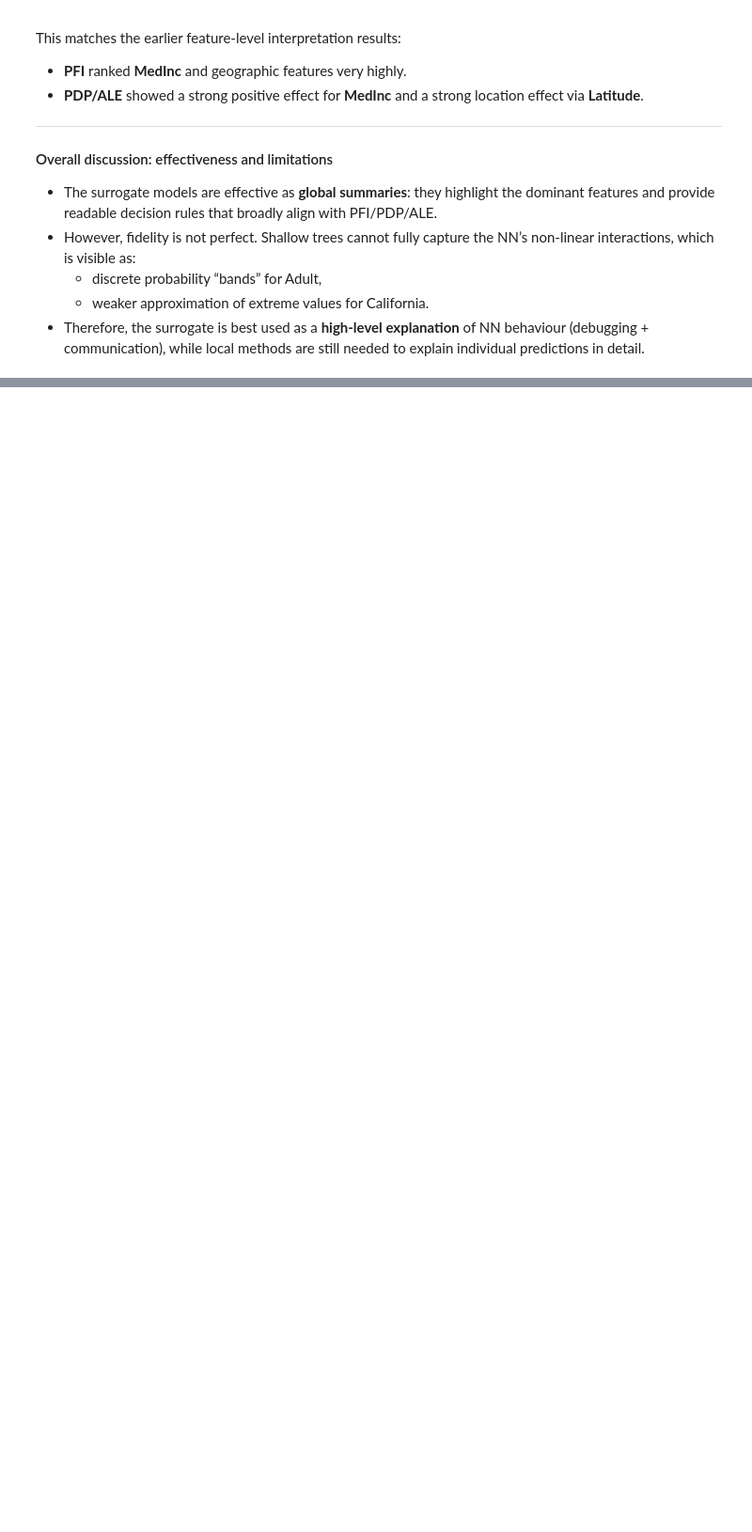
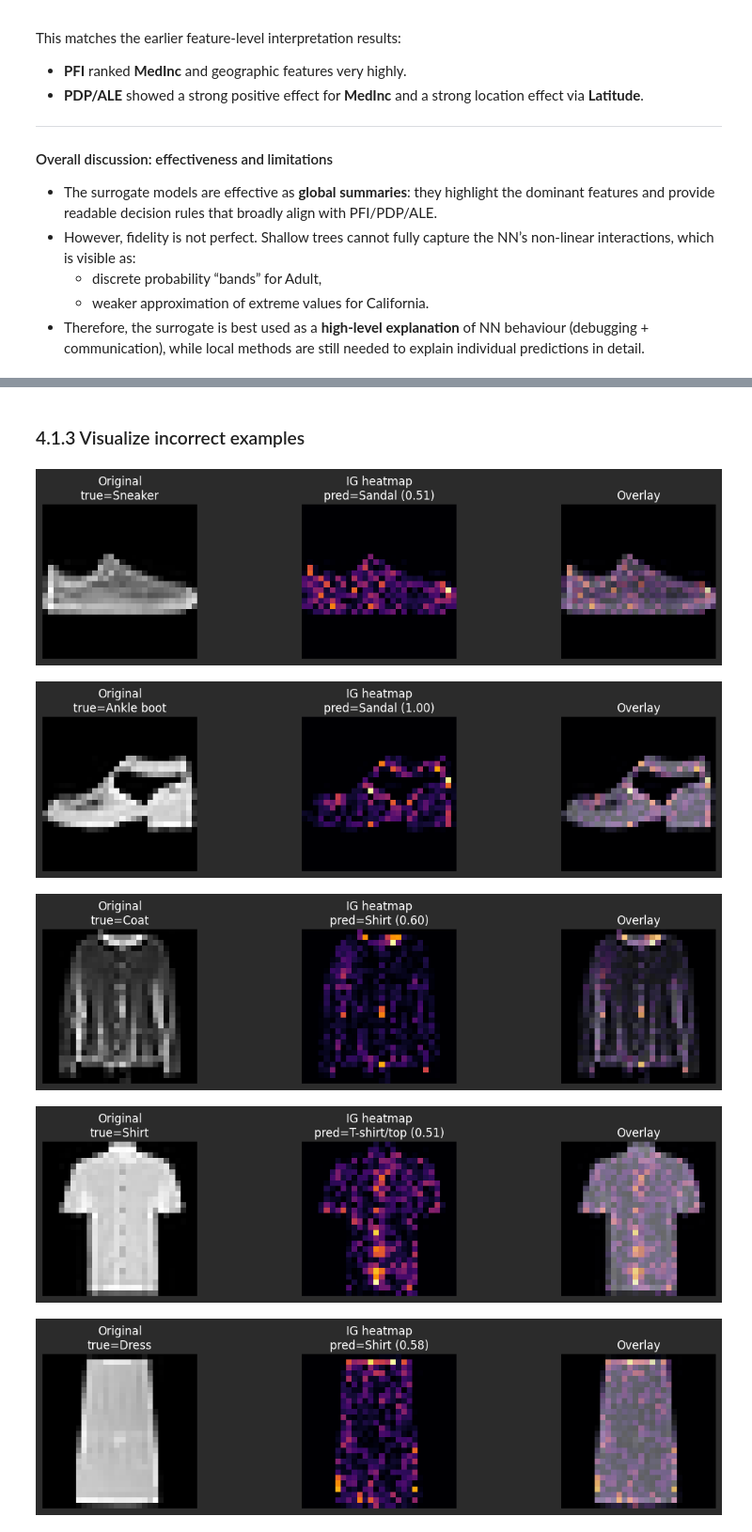
Before and after one commit to eddedomer/Interpertable-AI-for-Deep-Learning-Models, a Jupyter notebook: notebooks/Edvin_Sanfridsson_Love_Carlander_Strandäng.ipynb, the cells around one changed output, grey strips where cells are left out. Shown at 94% size. Saved outputs shown, nothing was run; the diff lists cells and outputs as text; code cells hidden in the pictures; blank space fills up the shorter version.

```diff
--- a/notebooks/Edvin_Sanfridsson_Love_Carlander_Strandäng.ipynb
+++ b/notebooks/Edvin_Sanfridsson_Love_Carlander_Strandäng.ipynb
@@ -1060,0 +1317,15 @@ This matches the earlier feature-level interpretation results:
+# %% [markdown]
+### 4.1.3 Visualize incorrect examples
+# %%
+show_integrated_gradients_results(
+    model=fashion_model_cpu,
+    examples=fashion_misclassified_examples,
+    class_names=FASHION_MNIST_CLASS_NAMES,
+    step_count=75,
+)
+# %% [output]
+[figure, added]
+[figure, added]
+[figure, added]
+[figure, added]
+[figure, added]
```
Also changed, not shown: parts of 28 cells of this notebook, 2 other files.
